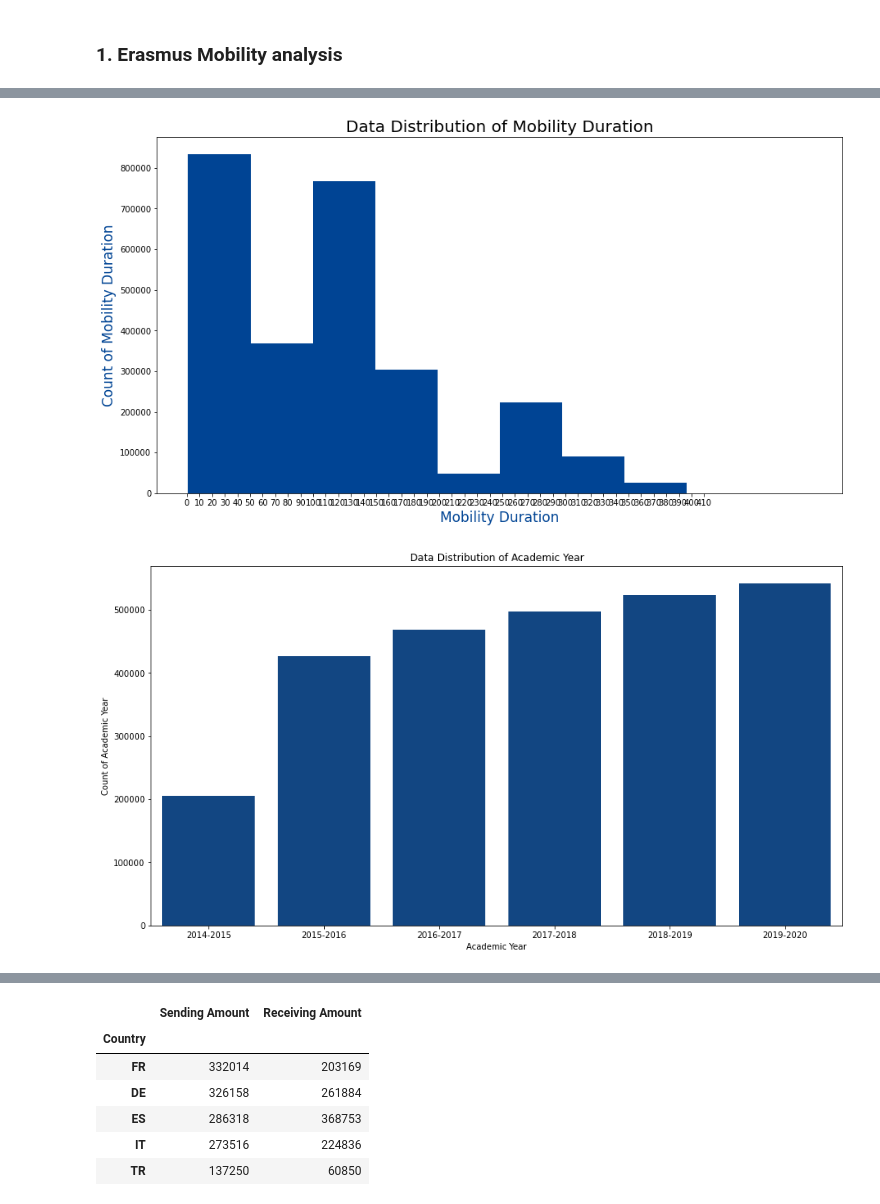
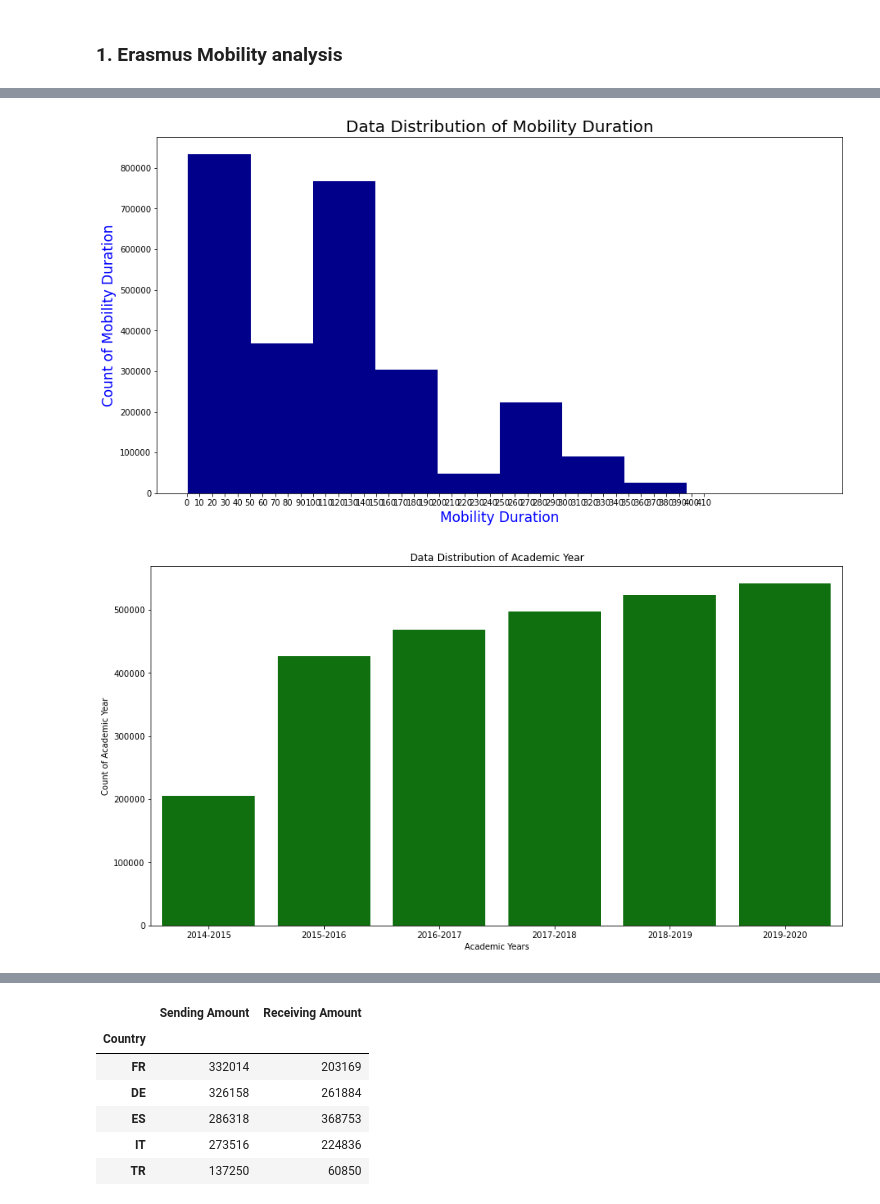
Before and after one commit to tatouti/DatabasePD, a Jupyter notebook: Erasmus_DataAnalysis.ipynb, the cells around one changed output, grey strips where cells are left out. Cells and saved outputs as stored; diff of their text form; code cells hidden in the pictures.

```diff
--- a/Erasmus_DataAnalysis.ipynb
+++ b/Erasmus_DataAnalysis.ipynb
@@ -202,25 +195,25 @@ fig, axs = plt.subplots()
 fig.set_size_inches([15, 8])
 
 
-axs.hist(erasmus_df['Mobility Duration'],color="#004494")
+axs.hist(erasmus_df['Mobility Duration'],color="darkblue")
 
 axs.set_title("Data Distribution of Mobility Duration", fontsize=20)
 axs.set_xticks([i for i in range(0,420,10)])
-axs.set_xlabel("Mobility Duration", color="#004494", fontsize=17)
-axs.set_ylabel("Count of Mobility Duration", color="#004494", fontsize=17)
+axs.set_xlabel("Mobility Duration", color="blue", fontsize=17)
+axs.set_ylabel("Count of Mobility Duration", color="blue", fontsize=17)
 
 plt.show()
 # %% [output]
-[figure, old version]
+[figure, new version]
 # %%
 # Set-up the size and plots
 plt.figure(figsize=(15,8))
 
-gfg = sns.countplot(x = "Academic Year", data=erasmus_df, color="#004494")
-gfg.set(xlabel ="Academic Year",
+gfg = sns.countplot(x = "Academic Year", data=erasmus_df, color="green")
+gfg.set(xlabel ="Academic Years",
         ylabel = "Count of Academic Year",
         title ='Data Distribution of Academic Year')
 
 plt.show()
 # %% [output]
-[figure, old version]
+[figure, new version]
```
Also changed, not shown: parts of 14 cells of this notebook.
